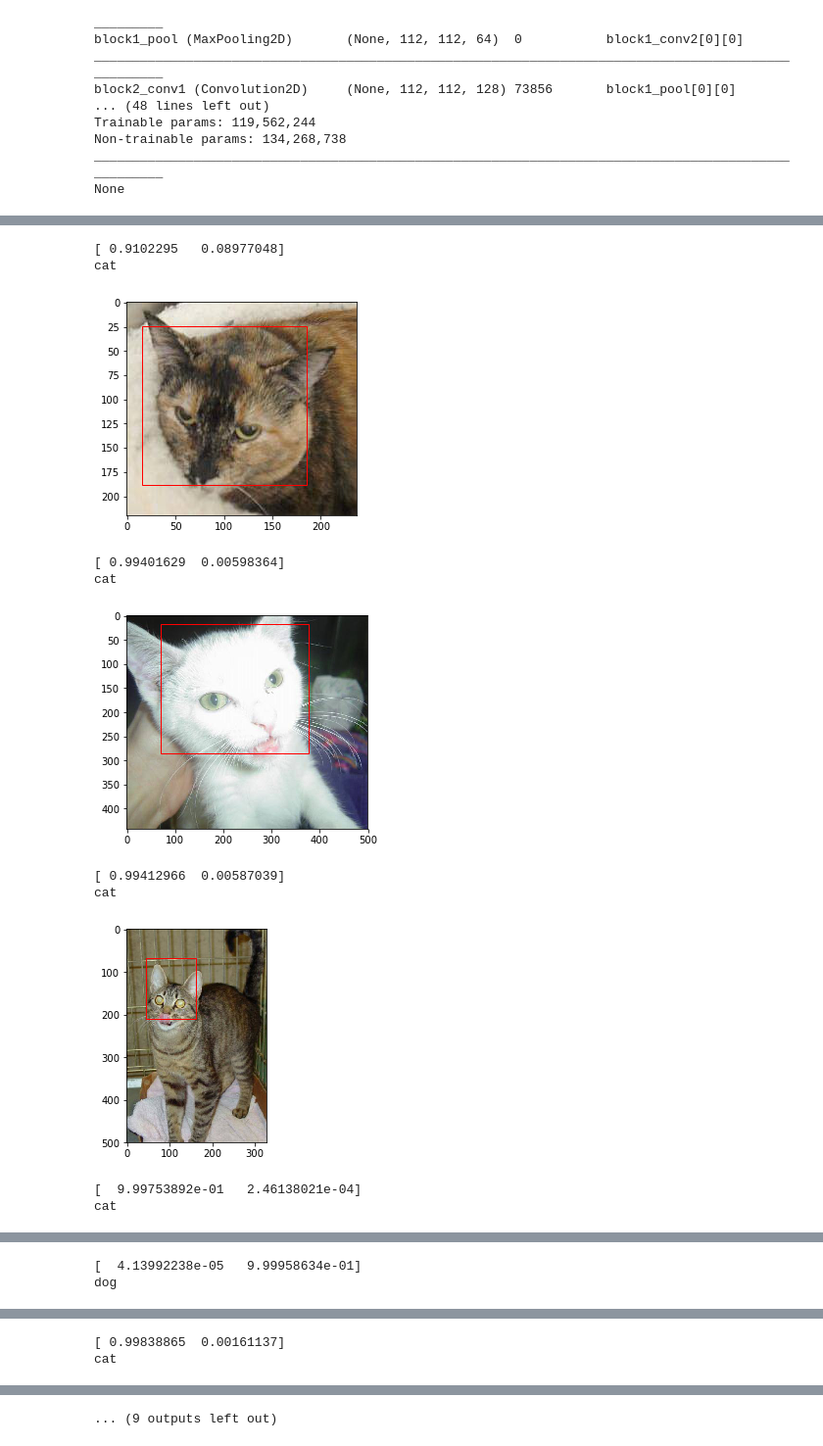
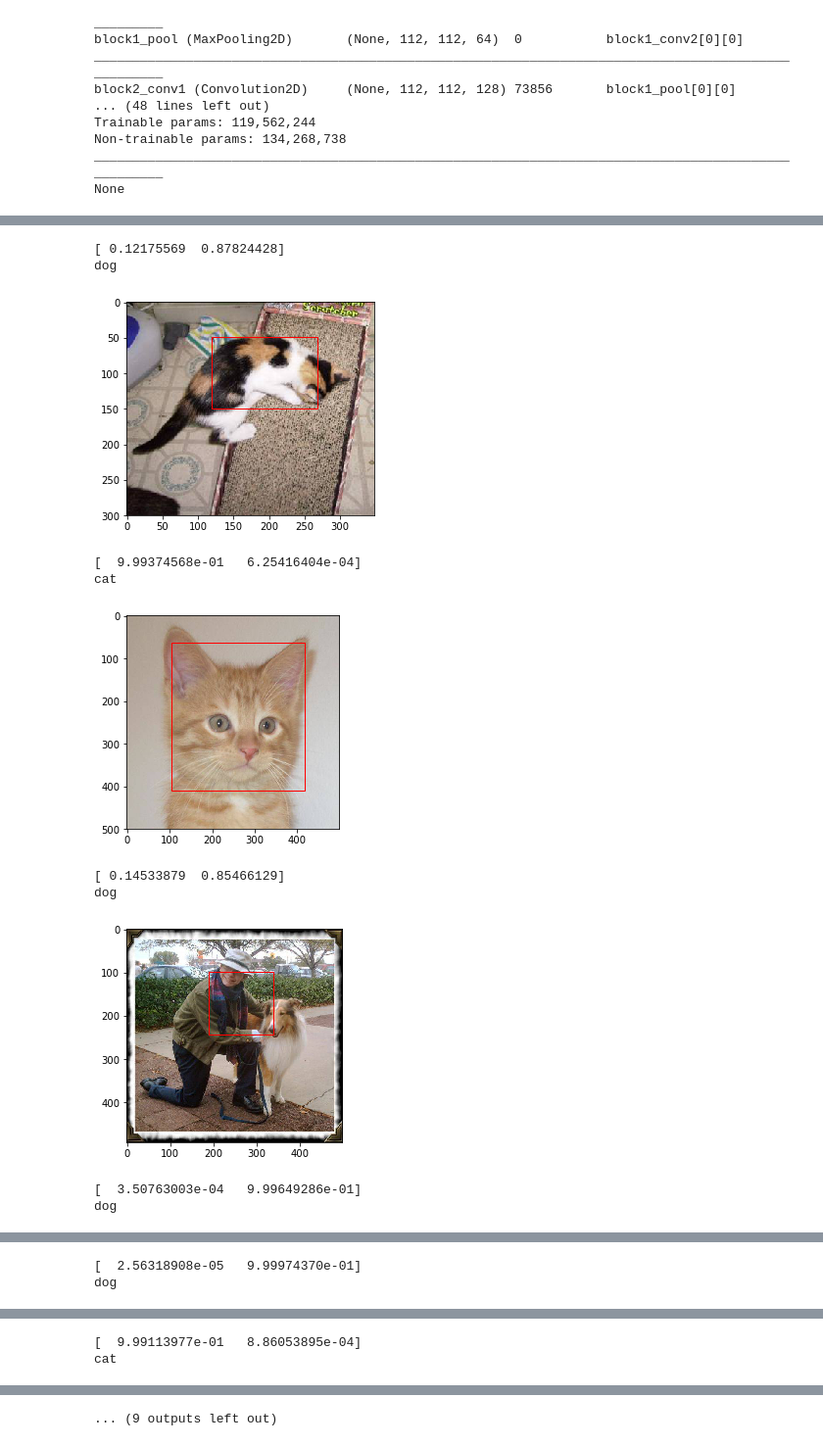
Before and after one commit to MockyJoke/inception-roi, a Jupyter notebook: code/notebook.ipynb, the cells around one changed output, grey strips where cells are left out. Shown at 98% size. Drawn from its saved outputs; the diff is of its cells as text; code cells hidden in the pictures.

```diff
--- a/code/notebook.ipynb
+++ b/code/notebook.ipynb
@@ -267,9 +267,9 @@ model.load_weights('catdog_combine_3.h5',by_name=True)
 model.fit_generator(
         my_train_generator,
         samples_per_epoch=128,
-        nb_epoch=100,
+        nb_epoch=1,
         validation_data=my_val_generator,
         verbose=2,
         nb_val_samples=128)
-model.save_weights('catdog_combine_3.h5')
+#model.save_weights('catdog_combine_try.h5')
 # %% [output]
@@ -336,23 +322,23 @@ files = pc.listAllFiles("../data/test/")
 random.shuffle(files)
 # %%
 
-for f in files[100:110]:
+for f in files[60:70]:
     preds = getPredForImg(f)
     print(preds[0][0])
     print('cat' if preds[0][0][0]>0.5 else 'dog')
     testImage(f,preds[1][0])
 
-preds = getPredForImg("../data/bill.jpg")
-testImage("../data/bill.jpg",preds[1][0])
+preds = getPredForImg("../data/li.jpg")
+testImage("../data/li.jpg",preds[1][0])
 # %% [output]
-[ 0.9102295   0.08977048]
-cat
+[ 0.12175569  0.87824428]
+dog
-[figure, old version]
+[figure, new version]
-[ 0.99401629  0.00598364]
+[  9.99374568e-01   6.25416404e-04]
 cat
-[figure, old version]
+[figure, new version]
-[ 0.99412966  0.00587039]
-cat
+[ 0.14533879  0.85466129]
+dog
-[figure, old version]
+[figure, new version]
-[  9.99753892e-01   2.46138021e-04]
-cat
+[  3.50763003e-04   9.99649286e-01]
+dog
@@ -360,2 +346,2 @@ cat
-[  4.13992238e-05   9.99958634e-01]
+[  2.56318908e-05   9.99974370e-01]
 dog
@@ -363,2 +349,2 @@ dog
-[ 0.99838865  0.00161137]
+[  9.99113977e-01   8.86053895e-04]
 cat
```
Also changed, not shown: parts of 4 cells of this notebook, 5 other files.
